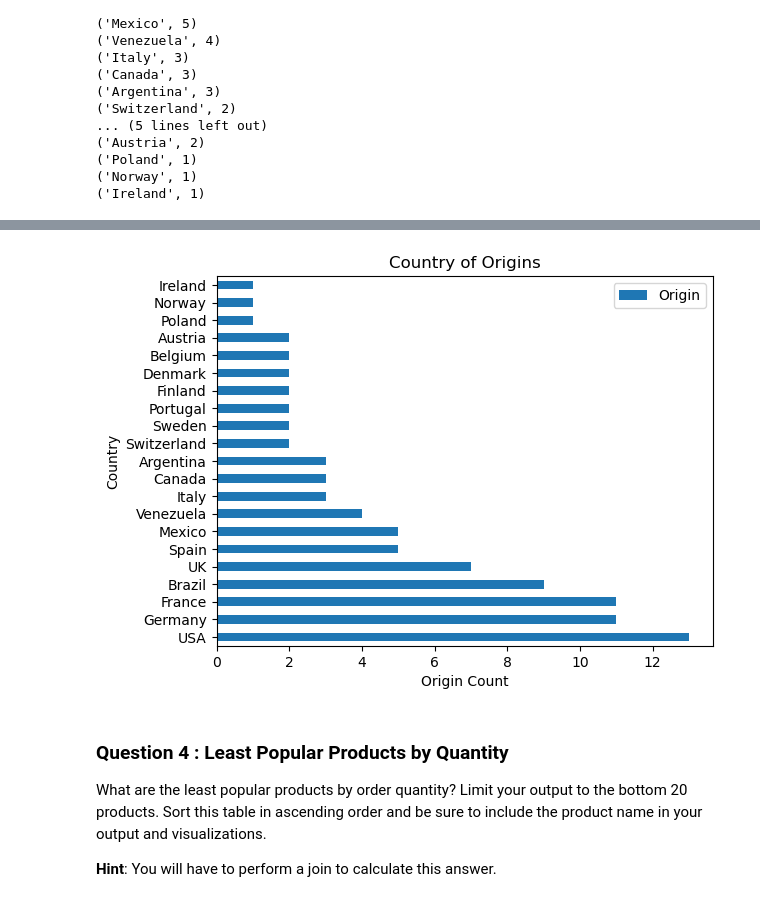
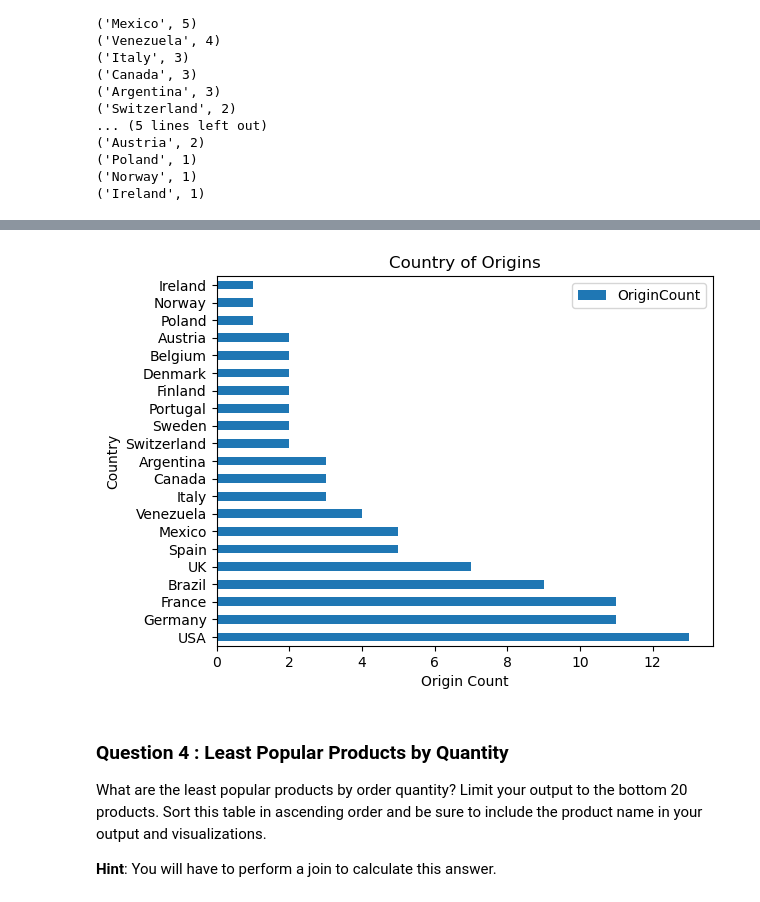
Before and after one commit to Klemaine/Ad-hoc-Report-for-Osiris-Foods, a Jupyter notebook: adhoc_report.ipynb, the cells around one changed output, grey strips where cells are left out. Drawn from its saved outputs; the diff is of its cells as text; code cells hidden in the pictures.

```diff
--- a/adhoc_report.ipynb
+++ b/adhoc_report.ipynb
@@ -141,11 +141,11 @@ for r in rows:
 ('Ireland', 1)
 # %%
 # TODO: Convert your list of tuples to a dataframe
-df = pd.DataFrame(rows, columns=['Country', 'Origin'])
+df = pd.DataFrame(rows, columns=['Country', 'OriginCount'])
 print(df.to_string(index=False))
 
 # TODO: Generate a visualization on this dataframe
-df.plot.barh(x= 'Country', y = 'Origin')
+df.plot.barh(x= 'Country', y = 'OriginCount')
 plt.title("Country of Origins")
 plt.xlabel("Origin Count")
 plt.ylabel("Country")
@@ -171,4 +171,4 @@ plt.show()
-[figure, old version]
+[figure, new version]
 # %% [markdown]
 ### Question 4 : Least Popular Products by Quantity
 
```
Also changed, not shown: parts of 3 cells of this notebook.
